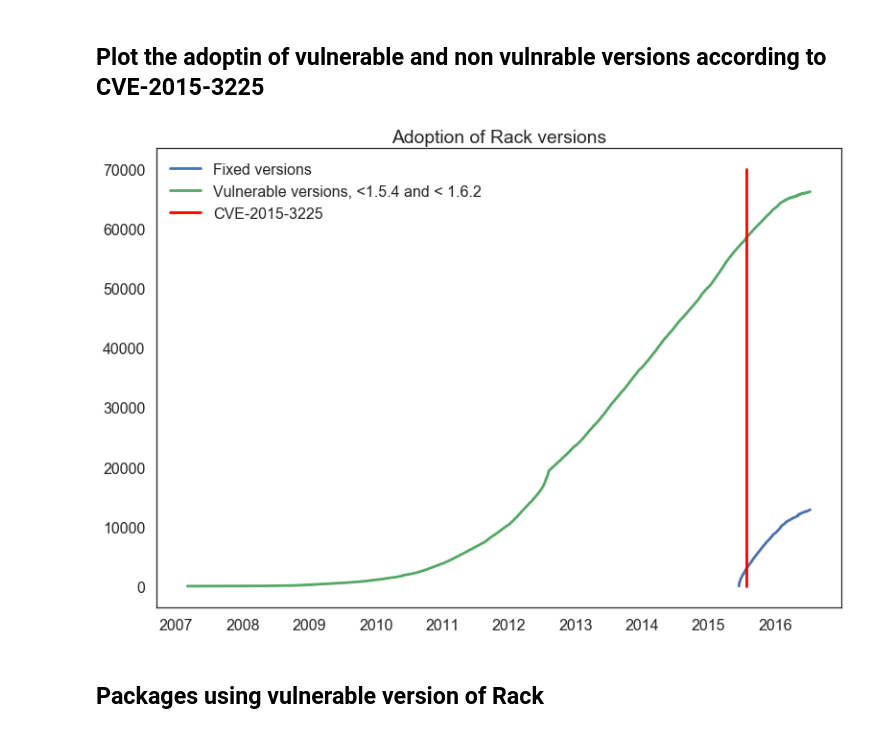
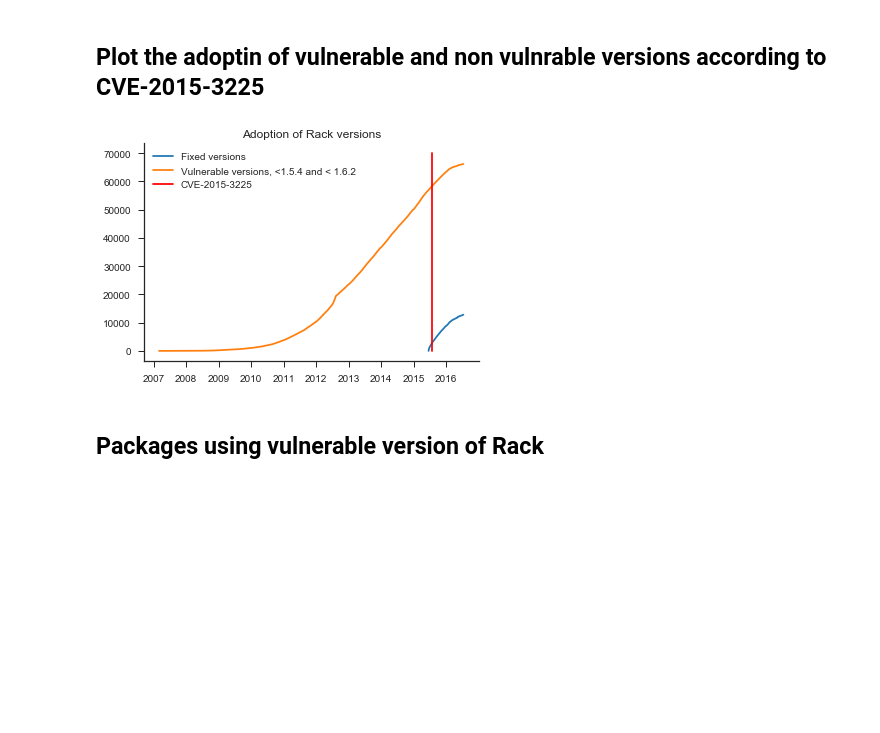
Before and after one commit to riivo/package-dependency-networks, a Jupyter notebook: scripts/rack_vuln.ipynb, the cells around one changed output. Drawn from its saved outputs; the diff is of its cells as text; code cells hidden in the pictures; blank space fills up the shorter version.

```diff
--- a/scripts/rack_vuln.ipynb
+++ b/scripts/rack_vuln.ipynb
@@ -2,12 +2,13 @@
 # Temporal Analysis of  adoption of vulnerable versions of Rack pcackages in Ruby
 https://www.cvedetails.com/cve/CVE-2015-3225/
 # %%
+%matplotlib inline
 import pandas as pd
 import networkx as nx
 from matplotlib import pyplot as plt
 import seaborn as sns
-sns.set_style("white")
-sns.set_context("poster")
+sns.set_style("ticks")
+sns.set_context("notebook")
 # %% [markdown]
 ## Load the dependency data
 # %%
@@ -31,7 +41,7 @@ data['src'] = data['project_github'] + ":::" + data['project_ver'].map(str)
 data['trgt'] = data['adopted_name'] + ":::" + data['new_ver']
 # %%
 #we create a networks with reversed edges for easy traversal
-g = nx.from_pandas_dataframe(data,  "trgt", "src",create_using=nx.DiGraph())
+g = nx.from_pandas_edgelist(data,  "trgt", "src",create_using=nx.DiGraph())
 # %%
 versions = ['0.1.0', '0.2.0', '0.3.0', '0.4.0', '0.9.0', '0.9.1', '1.0.0', '1.0.1',
        '1.1.0', '1.1.1', '1.1.1.pre', '1.1.2', '1.1.3', '1.1.4', '1.1.5',
@@ -94,13 +104,13 @@ b  = fixes[fixes.vulnerable_target == 1][["release_ts", "count"]].set_index("rel
 # %%
 plt.figure()
 plt.plot(a.index, a.values, "-", label="Fixed versions")
 plt.plot(b.index, b.values, "-", label="Vulnerable versions, <1.5.4 and < 1.6.2")
 plt.plot([pd.to_datetime(" 2015-07-26"), pd.to_datetime(" 2015-07-26")],[0, 70000], c="r", label = "CVE-2015-3225" )
 plt.title("Adoption of Rack versions")
 plt.legend()
-plt.show()
+sns.despine()
 # %% [output]
-[figure, old version]
+[figure, new version]
 # %%
 packages_using = stacked_ts[["project_name", "vulnerable_target", "release_ts"]].groupby(["project_name", "vulnerable_target"]).min().reset_index()
 packages_using = packages_using.pivot( index="project_name", values="release_ts", columns="vulnerable_target")
```
Also changed, not shown: parts of 2 cells of this notebook.
